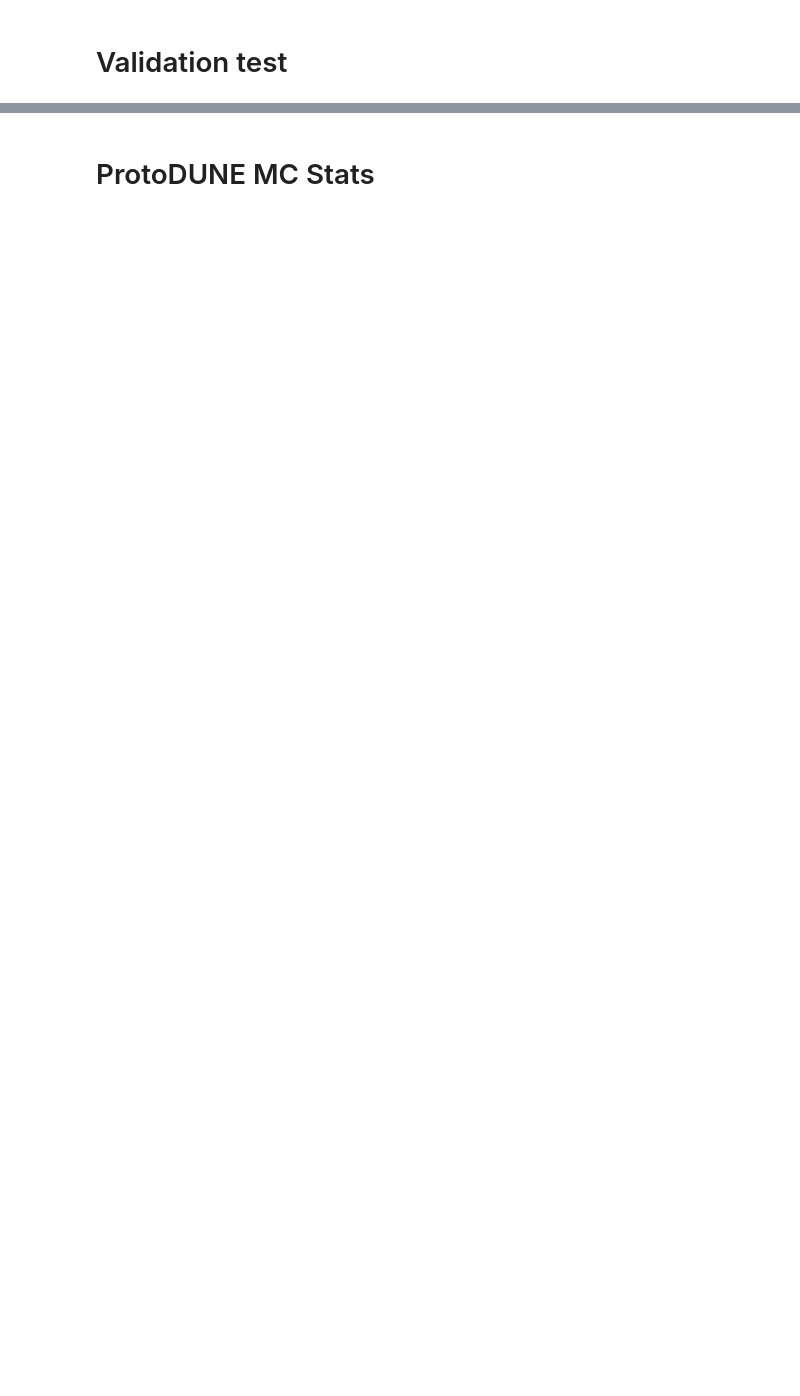
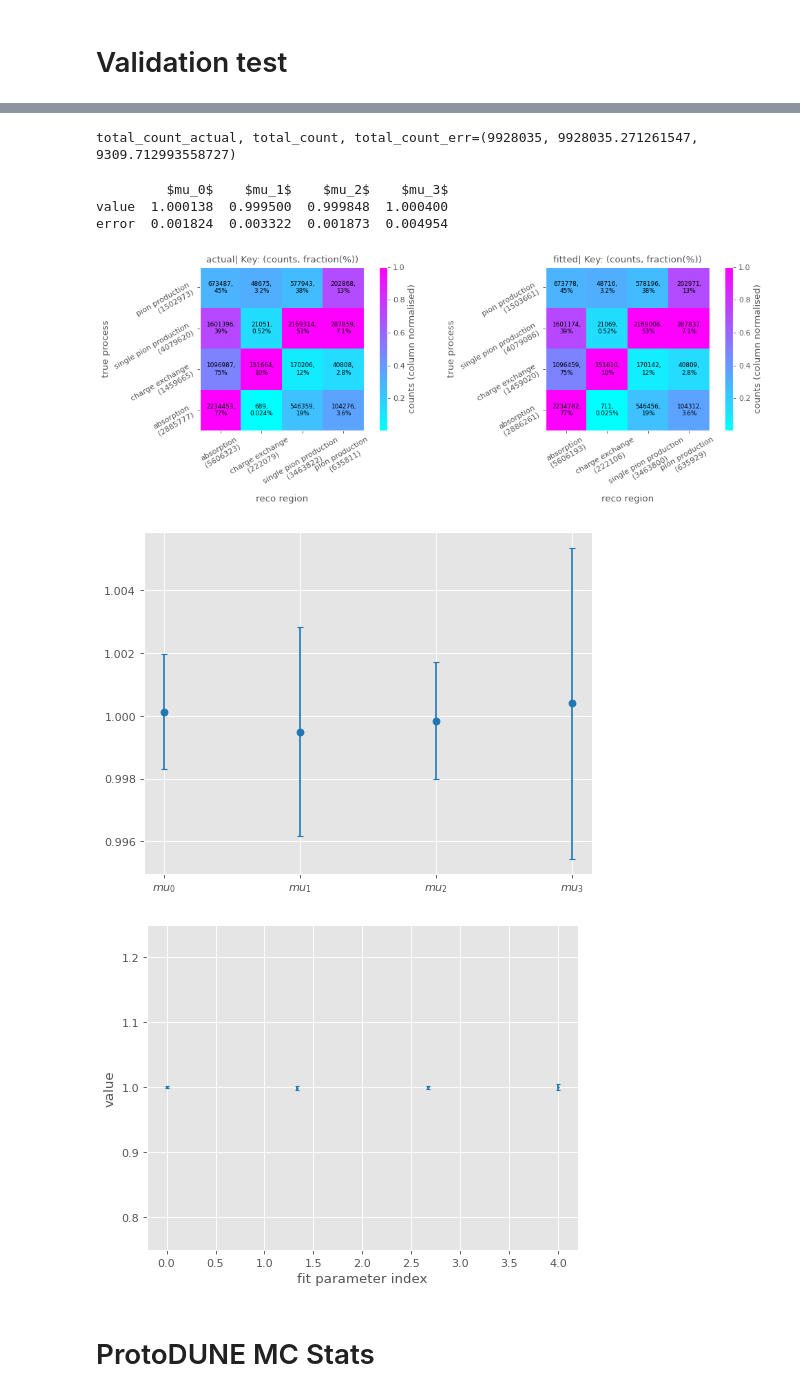
Before and after one commit to dlindebaum/pion-argon-xs-analysis, a Jupyter notebook: analysis/notebooks/cex_region_fit.ipynb, the cells around one changed output, grey strips where cells are left out. Drawn from its saved outputs; the diff is of its cells as text; code cells hidden in the pictures; blank space fills up the shorter version.

```diff
--- a/analysis/notebooks/cex_region_fit.ipynb
+++ b/analysis/notebooks/cex_region_fit.ipynb
@@ -262,6 +286,6 @@ pdf.close()
 # Validation test
 # %%
 pdf = Plots.PlotBook("toy_validation_fit", False)
-result = RegionFitToyStudy(toy_input, model, energy_slice, mean_track_score_bins, pdf = pdf)
+result = RegionFitToyStudy(toy_template, model, energy_slice, None, pdf = pdf)
 pdf.close()
 # %% [output]
@@ -277,2 +305,9 @@ ValueError: Minimization failed, minimum is invalid.
+total_count_actual, total_count, total_count_err=(9928035, 9928035.271261547, 9309.712993558727)
+         $mu_0$    $mu_1$    $mu_2$    $mu_3$
+value  1.000138  0.999500  0.999848  1.000400
+error  0.001824  0.003322  0.001873  0.004954
+[figure, added]
+[figure, added]
+[figure, added]
 # %% [markdown]
 # ProtoDUNE MC Stats
```
Also changed, not shown: parts of 50 cells of this notebook, 18 other files.
